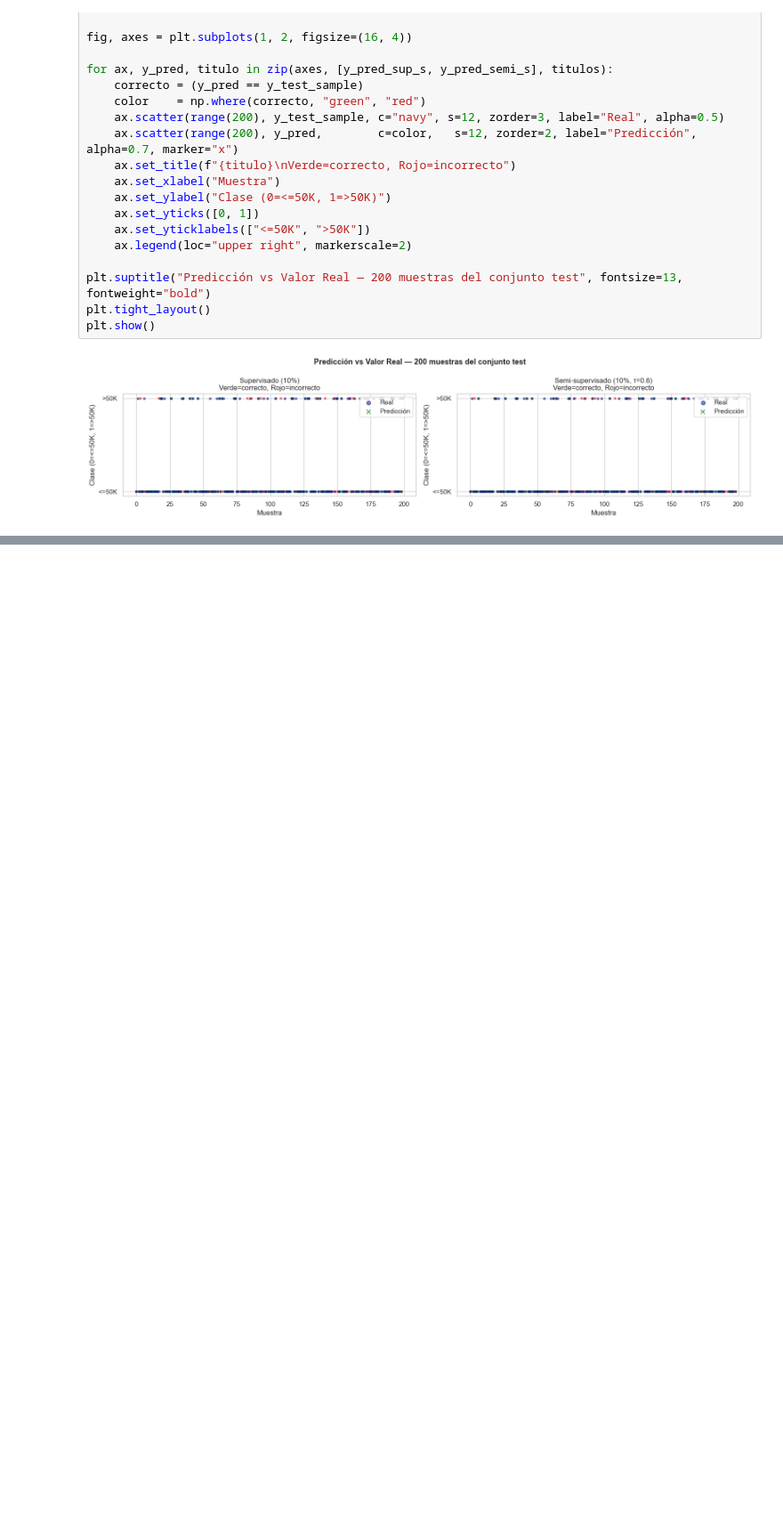
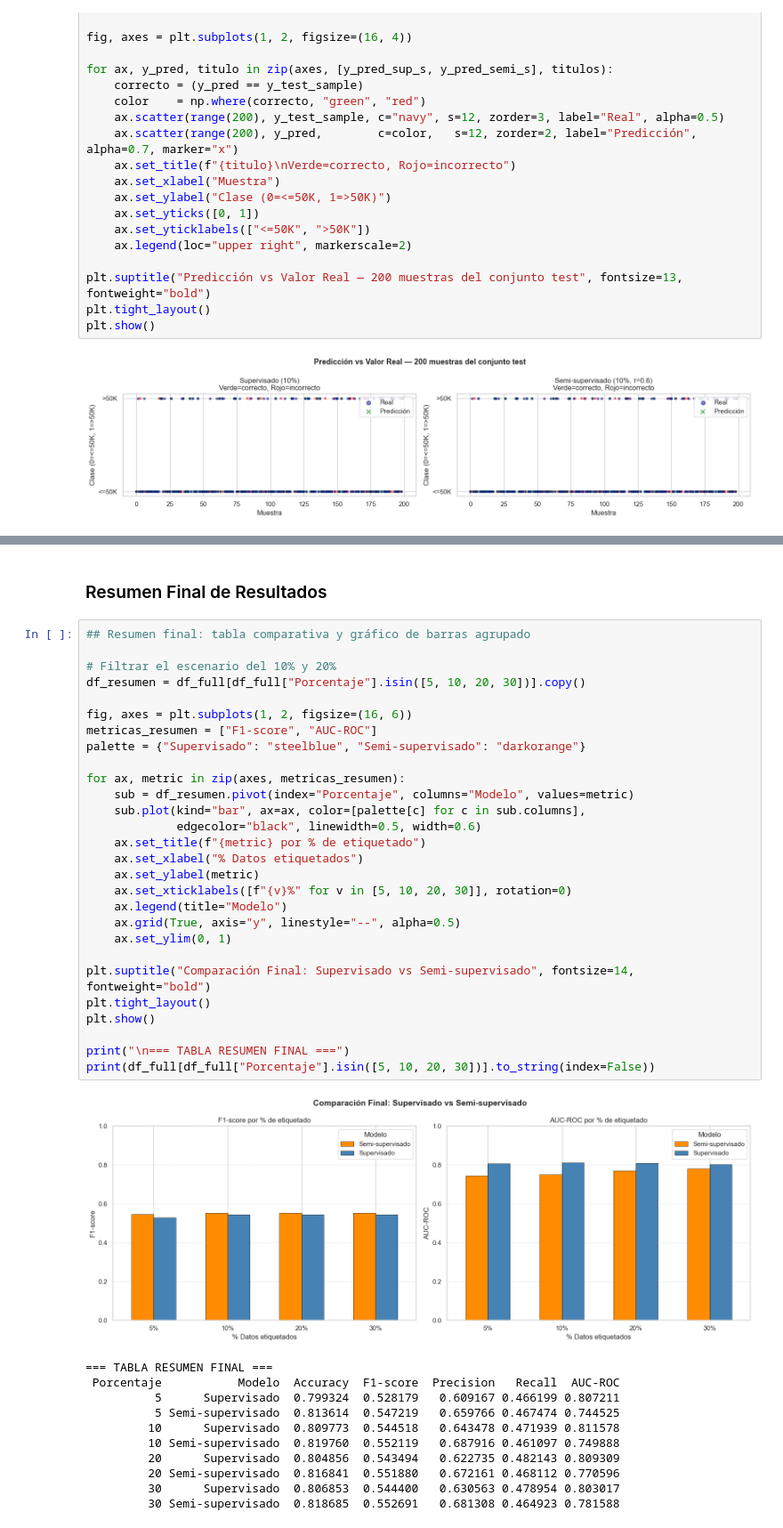
Before and after one commit to agabrielMej/laboratorio_10_MD, a Jupyter notebook: notebooks/labo_10.ipynb, the cells around one changed output, grey strips where cells are left out. Shown at 89% size. Saved outputs shown, nothing was run; the diff lists cells and outputs as text; blank space fills up the shorter version.

```diff
--- a/notebooks/labo_10.ipynb
+++ b/notebooks/labo_10.ipynb
@@ -1507,0 +1541,42 @@ plt.show()
+# %% [markdown]
+### Resumen Final de Resultados
+# %%
+## Resumen final: tabla comparativa y gráfico de barras agrupado
+
+# Filtrar el escenario del 10% y 20%
+df_resumen = df_full[df_full["Porcentaje"].isin([5, 10, 20, 30])].copy()
+
+fig, axes = plt.subplots(1, 2, figsize=(16, 6))
+metricas_resumen = ["F1-score", "AUC-ROC"]
+palette = {"Supervisado": "steelblue", "Semi-supervisado": "darkorange"}
+
+for ax, metric in zip(axes, metricas_resumen):
+    sub = df_resumen.pivot(index="Porcentaje", columns="Modelo", values=metric)
+    sub.plot(kind="bar", ax=ax, color=[palette[c] for c in sub.columns],
+             edgecolor="black", linewidth=0.5, width=0.6)
+    ax.set_title(f"{metric} por % de etiquetado")
+    ax.set_xlabel("% Datos etiquetados")
+    ax.set_ylabel(metric)
+    ax.set_xticklabels([f"{v}%" for v in [5, 10, 20, 30]], rotation=0)
+    ax.legend(title="Modelo")
+    ax.grid(True, axis="y", linestyle="--", alpha=0.5)
+    ax.set_ylim(0, 1)
+
+plt.suptitle("Comparación Final: Supervisado vs Semi-supervisado", fontsize=14, fontweight="bold")
+plt.tight_layout()
+plt.show()
+
+print("\n=== TABLA RESUMEN FINAL ===")
+print(df_full[df_full["Porcentaje"].isin([5, 10, 20, 30])].to_string(index=False))
+# %% [output]
+[figure, added]
+=== TABLA RESUMEN FINAL ===
+ Porcentaje           Modelo  Accuracy  F1-score  Precision   Recall  AUC-ROC
+          5      Supervisado  0.799324  0.528179   0.609167 0.466199 0.807211
+          5 Semi-supervisado  0.813614  0.547219   0.659766 0.467474 0.744525
+         10      Supervisado  0.809773  0.544518   0.643478 0.471939 0.811578
+         10 Semi-supervisado  0.819760  0.552119   0.687916 0.461097 0.749888
+         20      Supervisado  0.804856  0.543494   0.622735 0.482143 0.809309
+         20 Semi-supervisado  0.816841  0.551880   0.672161 0.468112 0.770596
+         30      Supervisado  0.806853  0.544400   0.630563 0.478954 0.803017
+         30 Semi-supervisado  0.818685  0.552691   0.681308 0.464923 0.781588
```
Also changed, not shown: parts of 2 cells of this notebook.
